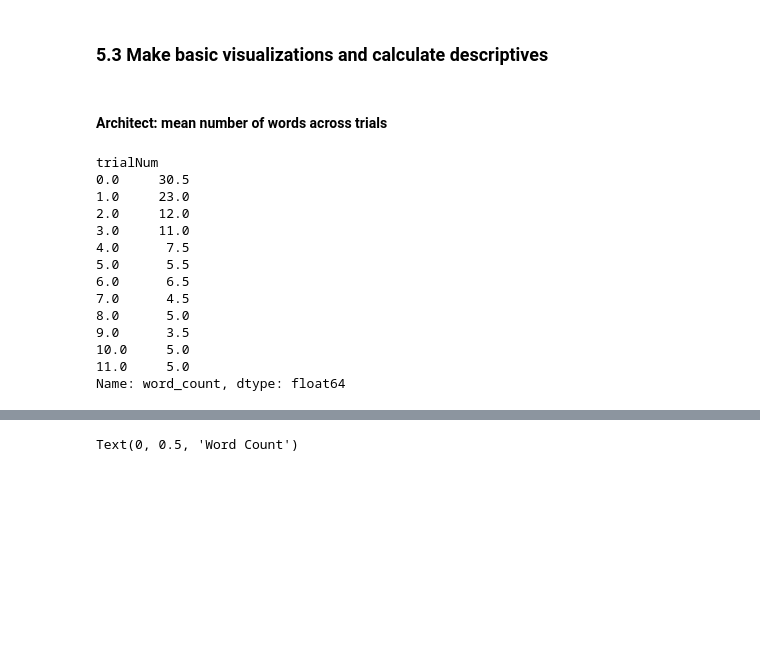
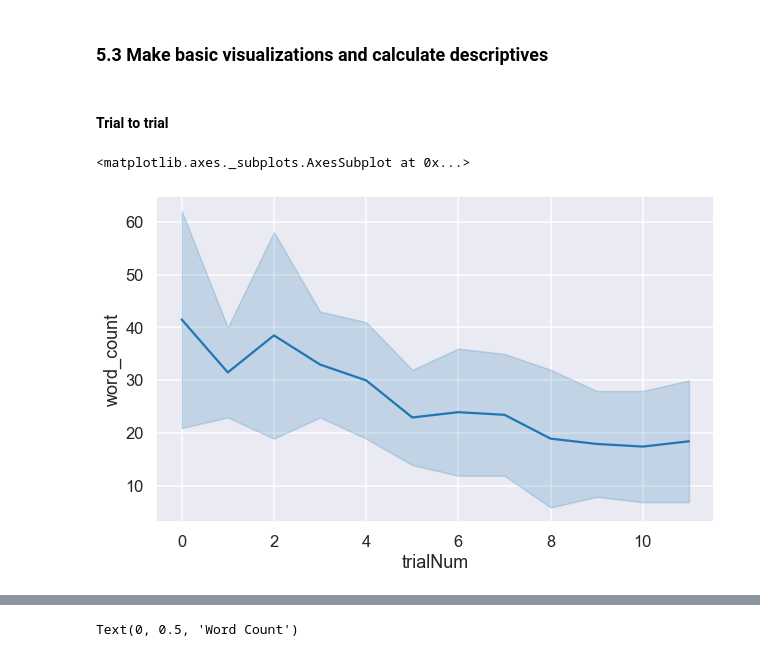
Before and after one commit to cogtoolslab/compositional-abstractions, a Jupyter notebook: analysis/compabs_analysis_p3.ipynb, the cells around one changed output, grey strips where cells are left out. Drawn from its saved outputs; the diff is of its cells as text; code cells hidden in the pictures; blank space fills up the shorter version.

Commit message:
sns plots in test analysis

```diff
--- a/analysis/compabs_analysis_p3.ipynb
+++ b/analysis/compabs_analysis_p3.ipynb
@@ -319,22 +317,17 @@ plt.show()
 # %% [markdown]
 ### 5.3 Make basic visualizations and calculate descriptives
-# %% [markdown]
-#### Architect: mean number of words across trials
-# %%
-#Get sum of words for each trial, group by game then average across games
-print(df_chat.groupby(['gameid','trialNum'])['word_count'].sum().groupby(['trialNum']).mean())
-# %% [output]
-trialNum
-0.0     30.5
-1.0     23.0
-2.0     12.0
-3.0     11.0
-4.0      7.5
-5.0      5.5
-6.0      6.5
-7.0      4.5
-8.0      5.0
-9.0      3.5
-10.0     5.0
-11.0     5.0
-Name: word_count, dtype: float64
+# %%
+trial_sums = df_chat.groupby(['gameid','trialNum']).sum().reset_index()
+rep_sums = df_chat.groupby(['gameid','repNum']).sum().reset_index()
+
+trial_counts = df_chat.groupby(['gameid','trialNum']).count().reset_index()
+# %% [markdown]
+#### Trial to trial
+# %%
+# word count across trials
+
+plt.figure(figsize=(10,6))
+sns.lineplot(data=trial_sums, x='trialNum',y='word_count')
+# %% [output]
+<matplotlib.axes._subplots.AxesSubplot at 0x...>
+[figure, added]
```
Also changed, not shown: parts of 18 cells of this notebook, 1 other file.
